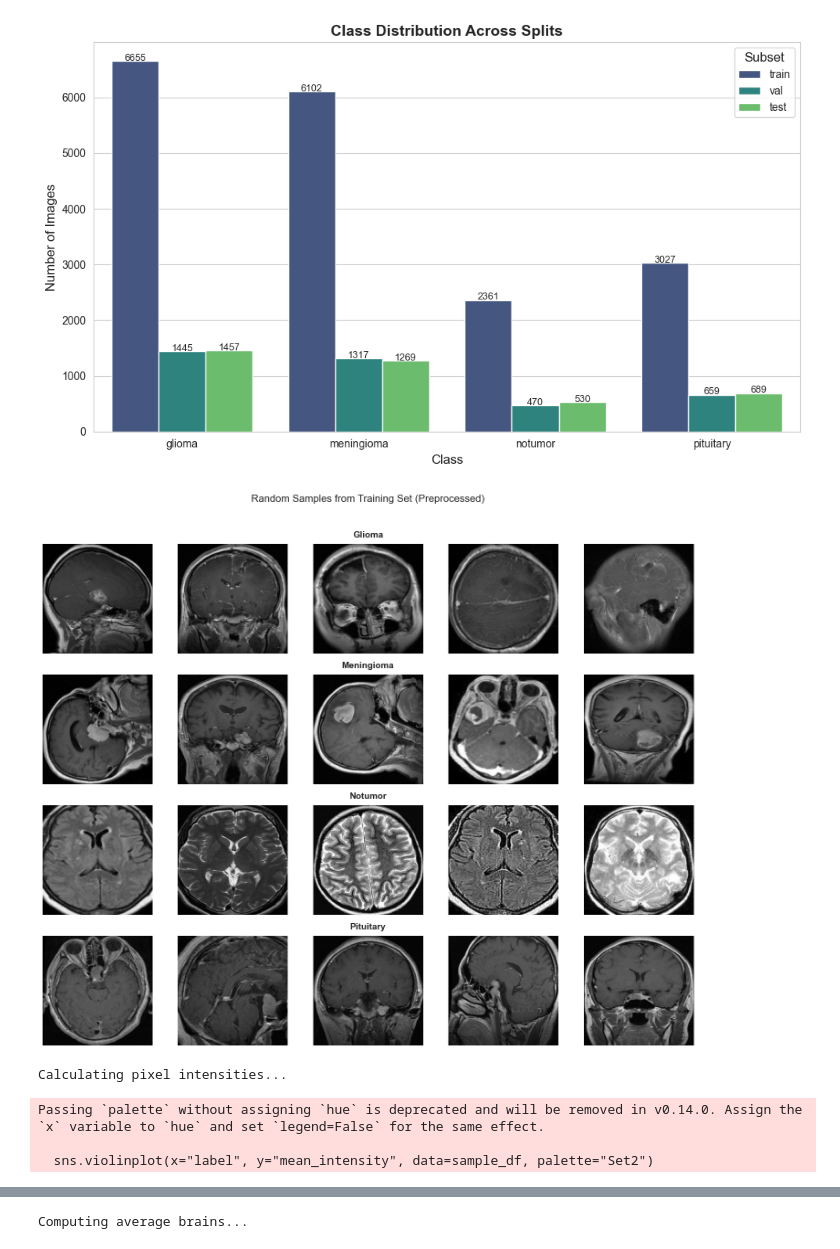
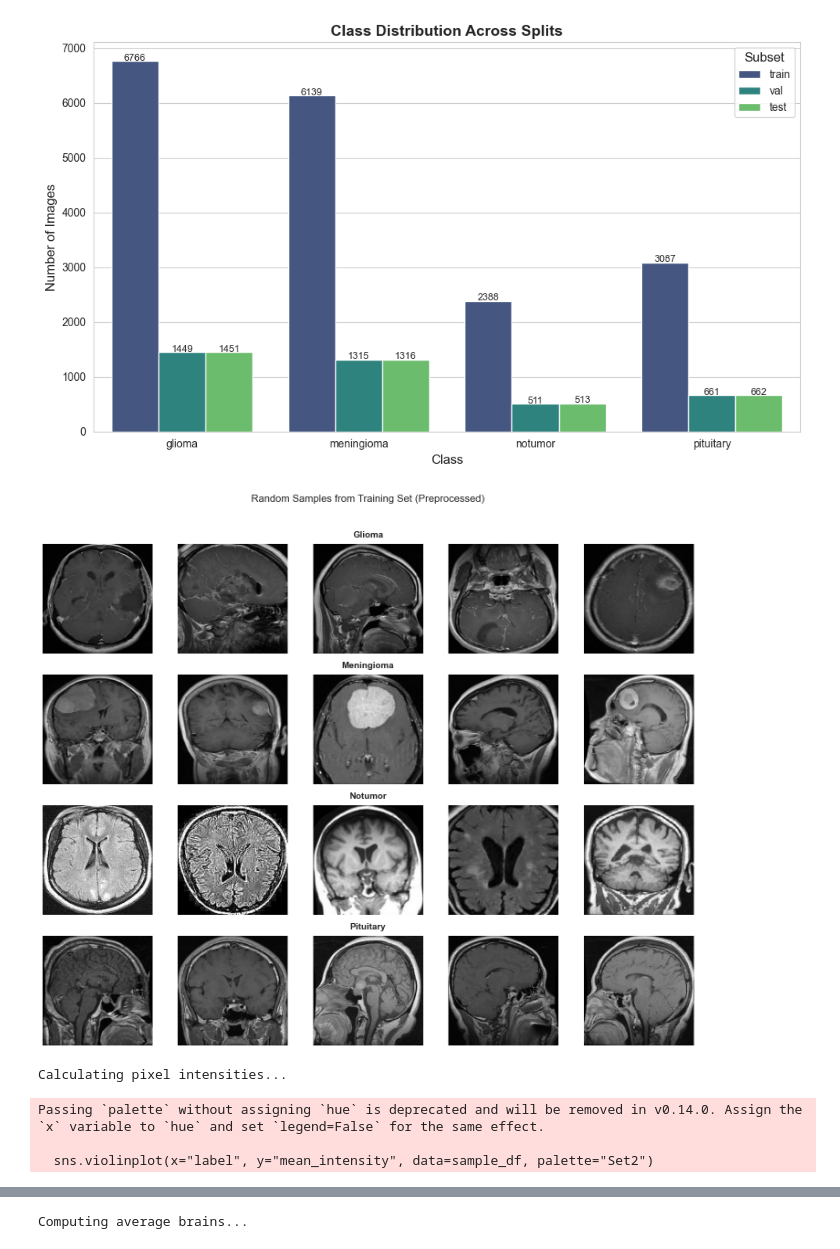
Before and after one commit to emmalhllr/Brain_Tumor_Classification, a Jupyter notebook: notebooks/eda_dataset.ipynb, the cells around one changed output, grey strips where cells are left out. Drawn from its saved outputs; the diff is of its cells as text; code cells hidden in the pictures.

```diff
--- a/notebooks/eda_dataset.ipynb
+++ b/notebooks/eda_dataset.ipynb
@@ -22,7 +210,7 @@ plt.rcParams.update({
     'figure.titlesize': 16
 })
 
-DATASET_PATH = "../data/processed/dataset_final"
+DATASET_PATH = "../data/processed/dataset_gestion_couleur"
 
 def build_metadata_dataframe(root_path):
     data = []
@@ -75,7 +263,7 @@ def plot_distribution(df):
                     f'{int(height)}', ha="center", fontsize=9)
 
     plt.tight_layout()
-    plt.savefig("figures/eda_class_distribution.png", dpi=300)
+    plt.savefig("figures/final_eda_class_distribution.png", dpi=300)
     plt.show()
 
 plot_distribution(df)
@@ -101,7 +289,7 @@ def plot_samples(df, n_samples=5):
 
     plt.suptitle("Random Samples from Training Set (Preprocessed)", fontsize=16, y=1.02)
     plt.tight_layout()
-    plt.savefig("figures/eda_visual_samples.png", dpi=300)
+    plt.savefig("figures/final_eda_visual_samples.png", dpi=300)
     plt.show()
 
 plot_samples(df)
@@ -135,7 +323,7 @@ def analyze_brightness(df):
     plt.ylabel("Mean Pixel Intensity (0-255)")
 
     plt.tight_layout()
-    plt.savefig("figures/eda_brightness_bias.png", dpi=300)
+    plt.savefig("figures/final_eda_brightness_bias.png", dpi=300)
     plt.show()
 
 analyze_brightness(df)
@@ -176,7 +364,7 @@ def plot_average_brains(df):
 
     plt.suptitle("Average Spatial Representation per Class (Alignment Check)", fontsize=16)
     plt.tight_layout()
-    plt.savefig("figures/eda_average_brains.png", dpi=300)
+    plt.savefig("figures/final_eda_average_brains.png", dpi=300)
     plt.show()
 
 plot_average_brains(df)
@@ -192,5 +380,5 @@ Total images found: 25981
-[figure, old version]
+[figure, new version]
-[figure, old version]
+[figure, new version]
 Calculating pixel intensities...
 Passing `palette` without assigning `hue` is deprecated and will be removed in v0.14.0. Assign the `x` variable to `hue` and set `legend=False` for the same effect.
 
```
Also changed, not shown: parts of 6 cells of this notebook, 3 other files.
